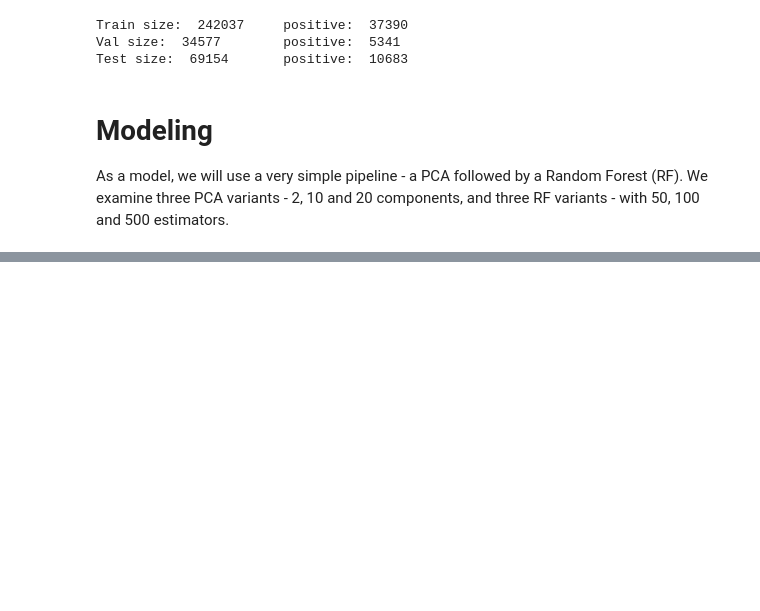
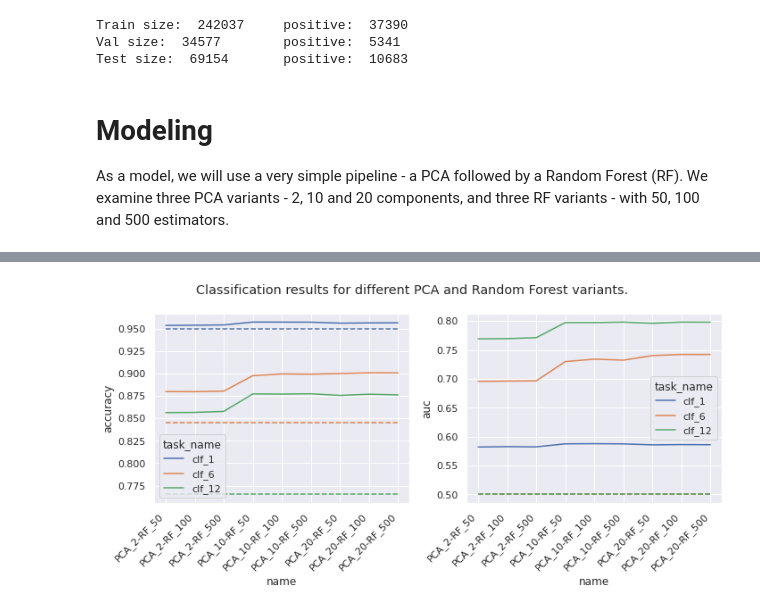
Before and after one commit to gabikadlecova/ds_report, a Jupyter notebook: report_final.ipynb, the cells around one changed output, grey strips where cells are left out. Drawn from its saved outputs; the diff is of its cells as text; code cells hidden in the pictures; blank space fills up the shorter version.

Commit message:
Almost the whole report, also fig utils.

```diff
--- a/report_final.ipynb
+++ b/report_final.ipynb
@@ -537,0 +532,3 @@ KeyboardInterrupt:
+# %%
+def fix_pears(b):
+    b['pearson\'s_r'] = [eval(v)[0] for v in b['pearson\'s_r']]
@@ -537,0 +537,17 @@ KeyboardInterrupt:
+# %%
+res_dfs = {'clf': [], 'regrdiff': [], 'regr': []}
+
+for k in datasets.keys():
+    rdf = pd.read_csv(f"{k}.csv")
+    rdf['task_name'] = k
+
+    if 'regr' in k:
+        fix_pears(rdf)
+
+    # add to correct list
+    for rk in res_dfs.keys():
+        if rk in k:
+            res_dfs[rk].append(rdf)
+            break
+
+res_dfs = {k: pd.concat(v).reset_index(drop=True) for k, v in res_dfs.items()}
@@ -537,0 +567,8 @@ KeyboardInterrupt:
+# %%
+from fig_utils import draw_metrics
+
+baselines = [pd.read_csv(f'clf_{i}_valbase.csv') for i in ['1', '6', '12']]
+draw_metrics(res_dfs['clf'], 'accuracy', 'auc', baselines,
+             title="Classification results for different PCA and Random Forest variants.")
+# %% [output]
+[figure, added]
```
Also changed, not shown: parts of 28 cells of this notebook, 1 other file.
